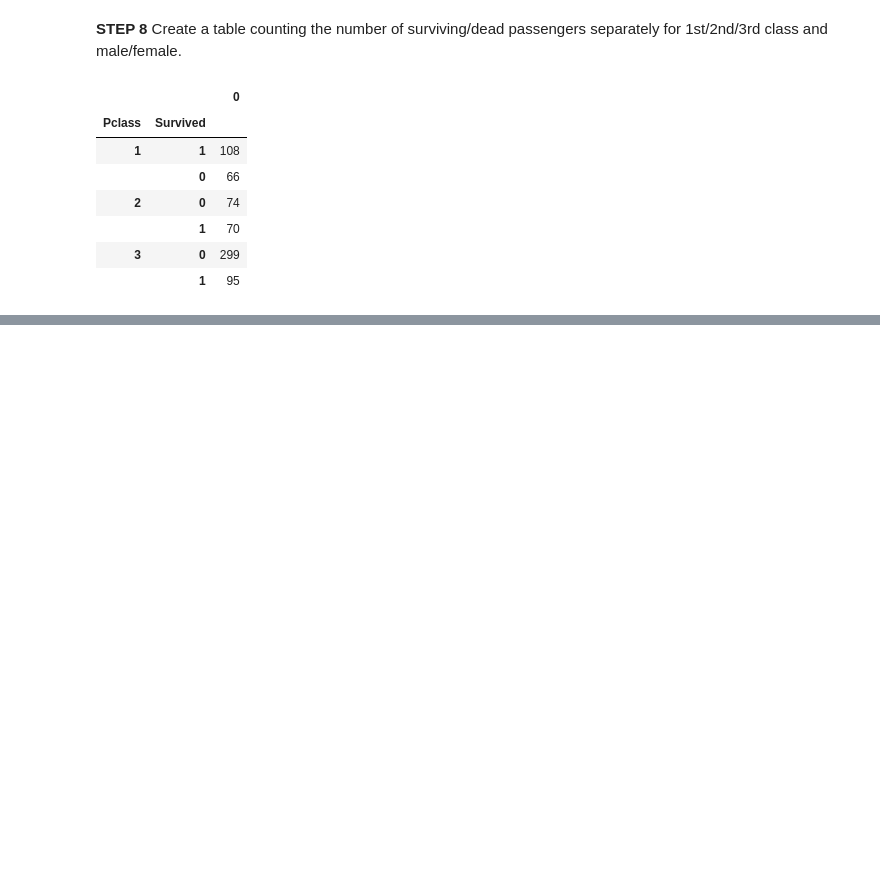
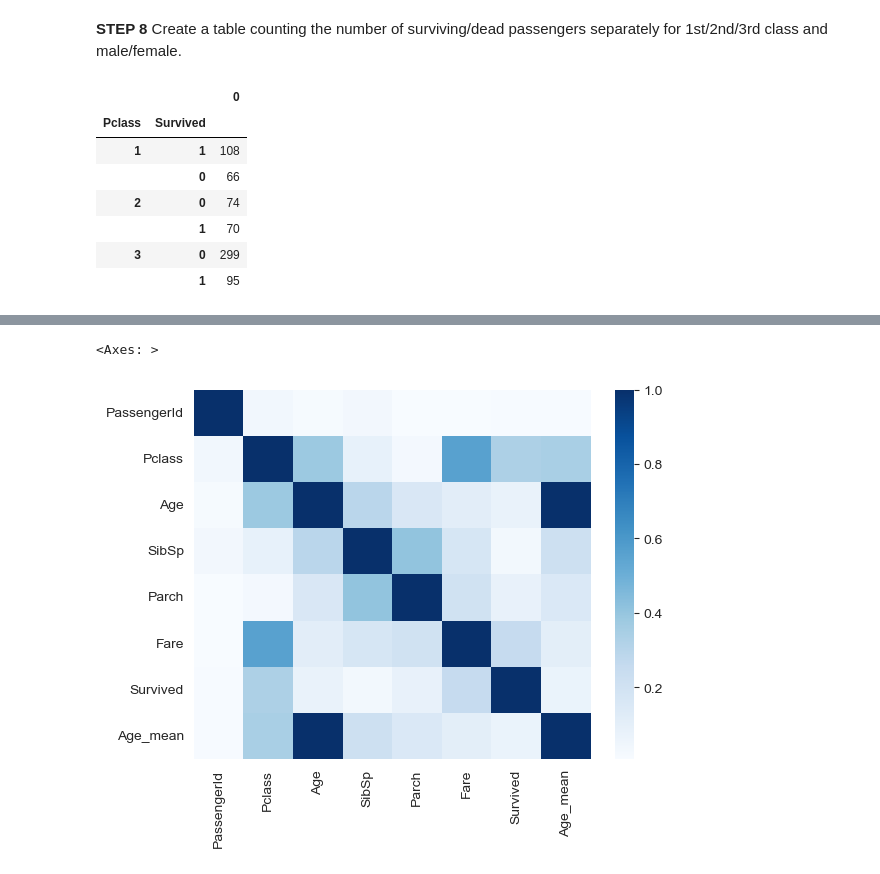
Before and after one commit to ElizavetaBugaeva/bootcamp_projects, a Jupyter notebook: week_02/Project_week02.ipynb, the cells around one changed output, grey strips where cells are left out. Drawn from its saved outputs; the diff is of its cells as text; code cells hidden in the pictures; blank space fills up the shorter version.

```diff
--- a/week_02/Project_week02.ipynb
+++ b/week_02/Project_week02.ipynb
@@ -66,3 +67,0 @@ Male: 1
-# %%
-full_data['Sex_01'] = full_data['Sex'].map({'female':0, 'male':1}) #creating new column mapping the values
-full_data
@@ -85,6 +68,3 @@ full_data
 # %%
 X = full_data.drop('Survived' ,axis= 1)
 y = full_data['Survived']
-# %%
-Xtrain, Xval, ytrain, yval = \
-train_test_split(X, y, test_size=0.2,random_state=101,stratify=y)#changes as per logistic regresion lesson
@@ -160,7 +147,8 @@ Name: Age, dtype: float64
 **Step 7** Replace missing age values by the mean age.
 # %%
 mean_age = df_train['Age'].mean()
-df_train['Age'] = df_train['Age'].fillna(value = mean_age)
+#new column as I want to fill it out differently later
+df_train['Age_mean'] = df_train['Age'].fillna(value = mean_age)
 
 #check:
 df_train['Age'].isna().sum()
@@ -208,0 +171,5 @@ model.score(Xval, yval)
+# %%
+#see the correlation bw features and output to see which ones to choose for the model
+
+corr_matrix = df_train.corr().abs()
+corr_matrix
@@ -208,0 +186,5 @@ model.score(Xval, yval)
+# %%
+sns.heatmap(data=corr_matrix, robust=True, cmap ="Blues")
+# %% [output]
+<Axes: >
+[figure, added]
```
Also changed, not shown: parts of 68 cells of this notebook.
